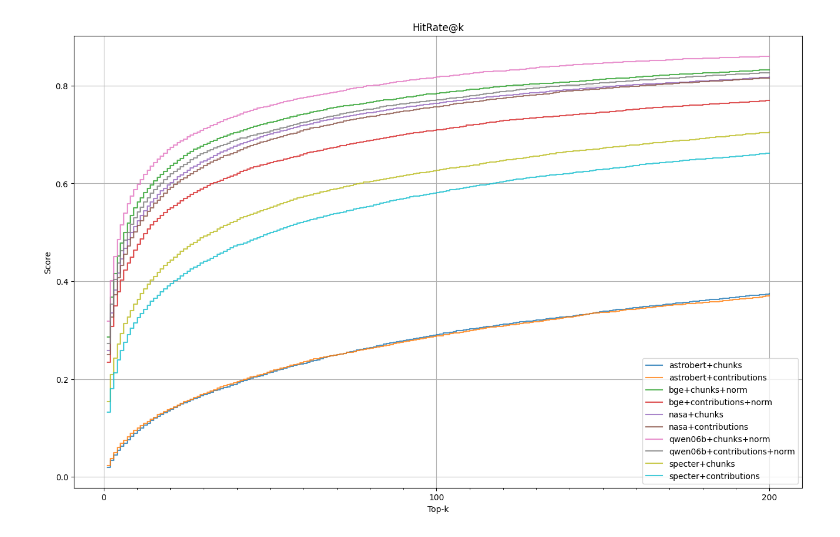
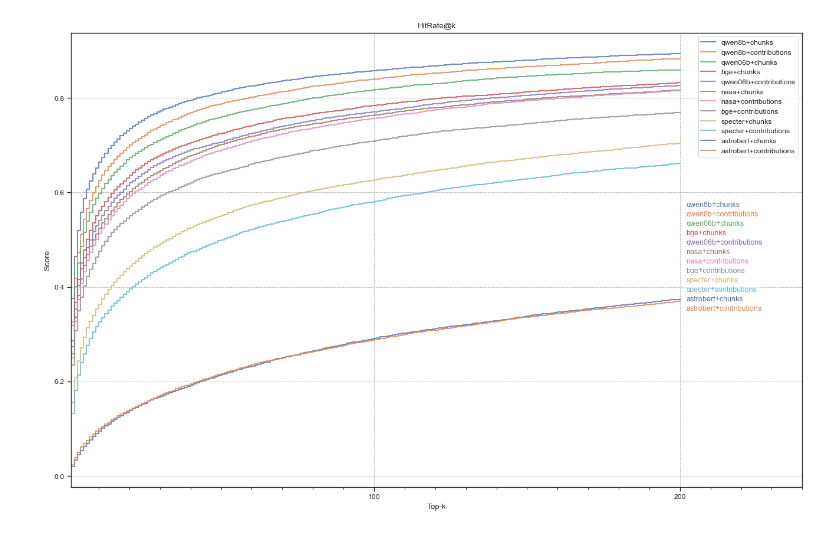
Before and after one commit to benjaminb/citeline, a Jupyter notebook: plot_results.ipynb, the cells around one changed output. Drawn from its saved outputs; the diff is of its cells as text; code cells hidden in the pictures.

```diff
--- a/plot_results.ipynb
+++ b/plot_results.ipynb
@@ -7,7 +8,7 @@ import os
 from pprint import pprint
 # %%
 results_base = "experiments/results/"
-results_dir = "query_expansions"
+results_dir = "baselines"
 path = results_base + results_dir
 
 # Get every .json file in every subdir
@@ -99,26 +120,73 @@ plt.close()
 # %%
-# Repeat the plot but just for k-values 1 through 200
 k_values = range(1, 201)
-# Make a plot of the average hit rates (y-axis) and IoU (Jaccard) vs. top-k (x-axis)
 plt.figure(figsize=(16, 10))
+ax = plt.gca()
+ax.set_axisbelow(True)
+ax.grid(which="major", linestyle="--", linewidth=0.6, color="gray", alpha=0.6)
+ax.xaxis.set_major_locator(MultipleLocator(100))
+ax.xaxis.set_minor_locator(MultipleLocator(10))
+
 lines = []
+label_x = 200  # x position to place labels around
+min_gap = 0.02  # minimum vertical gap between labels
+
+# collect label positions at k=200
+items = []
 for label, hitrates in sorted(data.items()):
     hitrates_trunc = hitrates[:200]
+    y = hitrates_trunc[-1]  # value at k=200
+    items.append({"label": label, "hitrates": hitrates_trunc, "y": float(y)})
+
+# sort by y descending so high values labeled from top down
+items.sort(key=lambda x: x["y"], reverse=True)
+
+# greedy spacing pass pushing labels downward to avoid overlap
+adjusted_ys = []
+for it in items:
+    y = it["y"]
+    if not adjusted_ys:
+        adjusted_ys.append(y)
+    else:
+        prev = adjusted_ys[-1]
+        if prev - y < min_gap:
+            y = prev - min_gap
+        adjusted_ys.append(y)
+
+# if any labels pushed below 0, clip and do an upward pass to re-space
+adjusted_ys = [max(0.0, y) for y in adjusted_ys]
+for i in range(len(adjusted_ys) - 2, -1, -1):
+    if adjusted_ys[i + 1] - adjusted_ys[i] < min_gap:
+        adjusted_ys[i] = adjusted_ys[i + 1] + min_gap
+adjusted_ys = [min(1.0, max(0.0, y)) for y in adjusted_ys]
+
+# plot lines and place labels at adjusted positions
+for it, y_label in zip(items, adjusted_ys):
+    label = it["label"]
+    hitrates_trunc = it["hitrates"]
     (line,) = plt.plot(k_values, hitrates_trunc, drawstyle="steps-post", linestyle="-", lw=1.5, alpha=0.8, label=label)
-    lines.append((line, label, hitrates))
+    lines.append((line, label, hitrates_trunc))
+    # label slightly to the right of k=200
+    plt.text(
+        label_x + 2,
+        y_label,
+        label,
+        color=line.get_color(),
+        va="center",
+        ha="left",
+        fontsize=9,
+        bbox=dict(facecolor="white", alpha=0.6, edgecolor="none"),
+    )
 
-
+plt.xlim(1, label_x + 40)  # give room for labels to the right
 plt.xlabel("Top-k")
 plt.ylabel("Score")
 plt.title("HitRate@k")
-plt.legend()
-plt.grid()
-
-# Set x-ticks every 100
+plt.legend()  # optional
+plt.grid(True)
 plt.gca().xaxis.set_major_locator(MultipleLocator(100))
 plt.gca().xaxis.set_minor_locator(MultipleLocator(10))
 plt.savefig(f"{results_dir}_k200.png")
 plt.show()
 plt.close()
 # %% [output]
-[figure, old version]
+[figure, new version]
```
Also changed, not shown: parts of 4 cells of this notebook, 6 other files.
